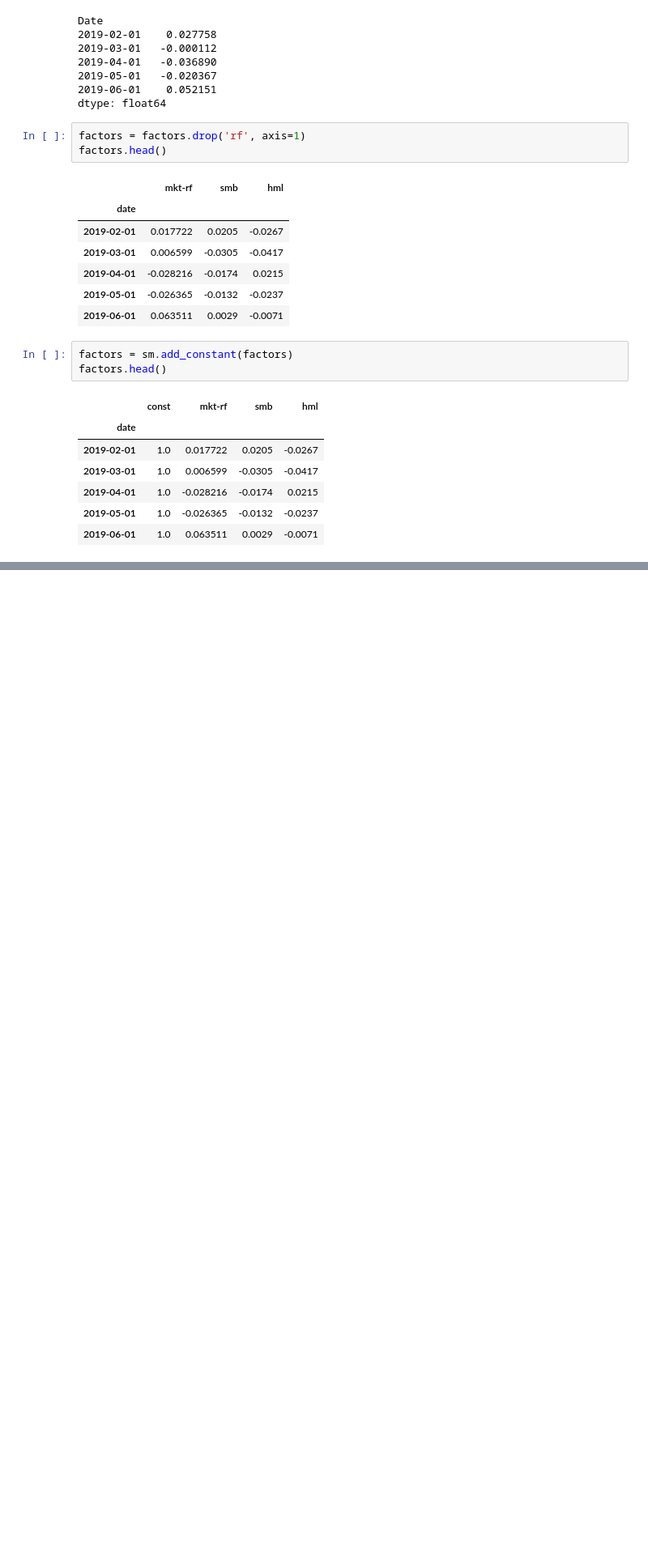
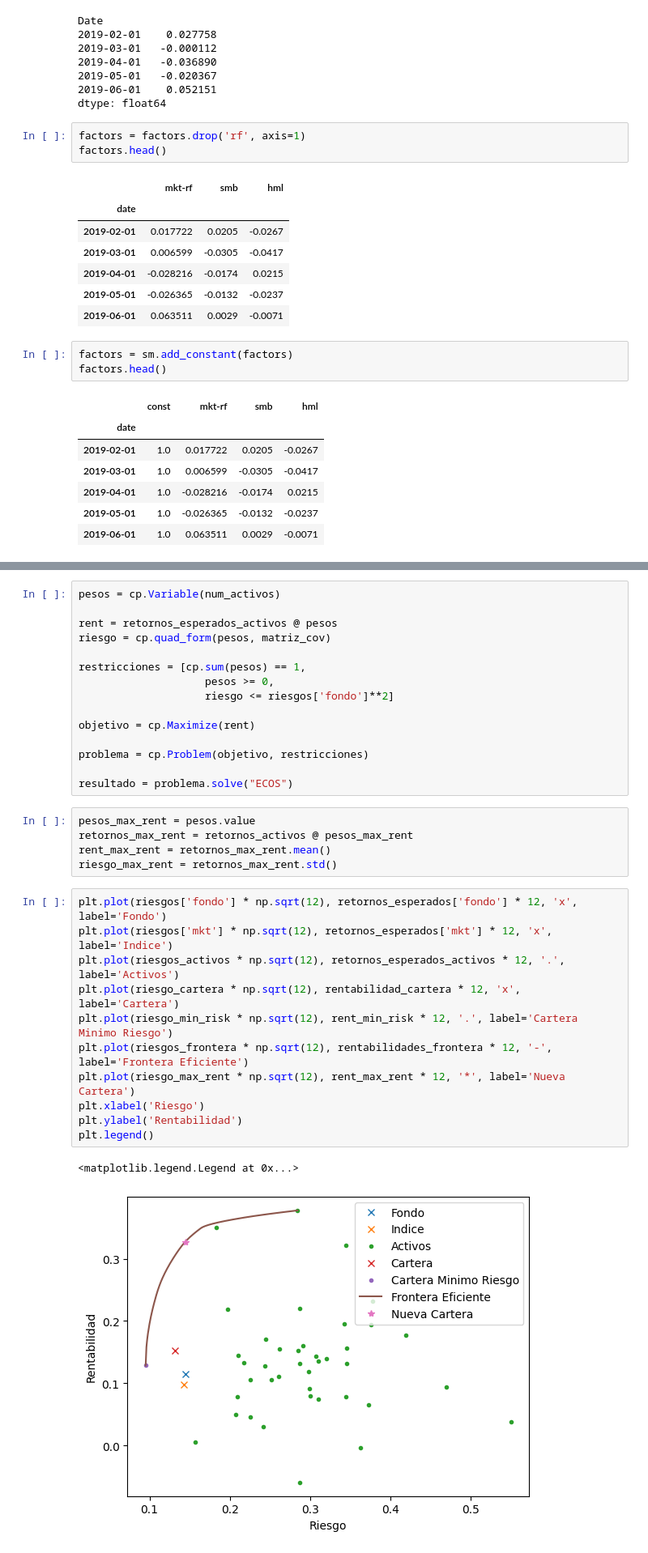
Before and after one commit to diegoo7am/microcredencial-carteras-python-2023_fork, a Jupyter notebook: Practicas/Practica2/Practica2.ipynb, the cells around one changed output, grey strips where cells are left out. Shown at 81% size. Drawn from its saved outputs; the diff is of its cells as text; blank space fills up the shorter version.

```diff
--- a/Practicas/Practica2/Practica2.ipynb
+++ b/Practicas/Practica2/Practica2.ipynb
@@ -319,0 +577,34 @@ Notes:
+# %%
+pesos = cp.Variable(num_activos)
+
+rent = retornos_esperados_activos @ pesos
+riesgo = cp.quad_form(pesos, matriz_cov)
+
+restricciones = [cp.sum(pesos) == 1,
+                    pesos >= 0,
+                    riesgo <= riesgos['fondo']**2]
+
+objetivo = cp.Maximize(rent)
+
+problema = cp.Problem(objetivo, restricciones)
+
+resultado = problema.solve("ECOS")
+# %%
+pesos_max_rent = pesos.value
+retornos_max_rent = retornos_activos @ pesos_max_rent
+rent_max_rent = retornos_max_rent.mean()
+riesgo_max_rent = retornos_max_rent.std()
+# %%
+plt.plot(riesgos['fondo'] * np.sqrt(12), retornos_esperados['fondo'] * 12, 'x', label='Fondo')
+plt.plot(riesgos['mkt'] * np.sqrt(12), retornos_esperados['mkt'] * 12, 'x', label='Indice')
+plt.plot(riesgos_activos * np.sqrt(12), retornos_esperados_activos * 12, '.', label='Activos')
+plt.plot(riesgo_cartera * np.sqrt(12), rentabilidad_cartera * 12, 'x', label='Cartera')
+plt.plot(riesgo_min_risk * np.sqrt(12), rent_min_risk * 12, '.', label='Cartera Minimo Riesgo')
+plt.plot(riesgos_frontera * np.sqrt(12), rentabilidades_frontera * 12, '-', label='Frontera Eficiente')
+plt.plot(riesgo_max_rent * np.sqrt(12), rent_max_rent * 12, '*', label='Nueva Cartera')
+plt.xlabel('Riesgo')
+plt.ylabel('Rentabilidad')
+plt.legend()
+# %% [output]
+<matplotlib.legend.Legend at 0x...>
+[figure, added]
```
Also changed, not shown: parts of 32 cells of this notebook, 1 other file.
